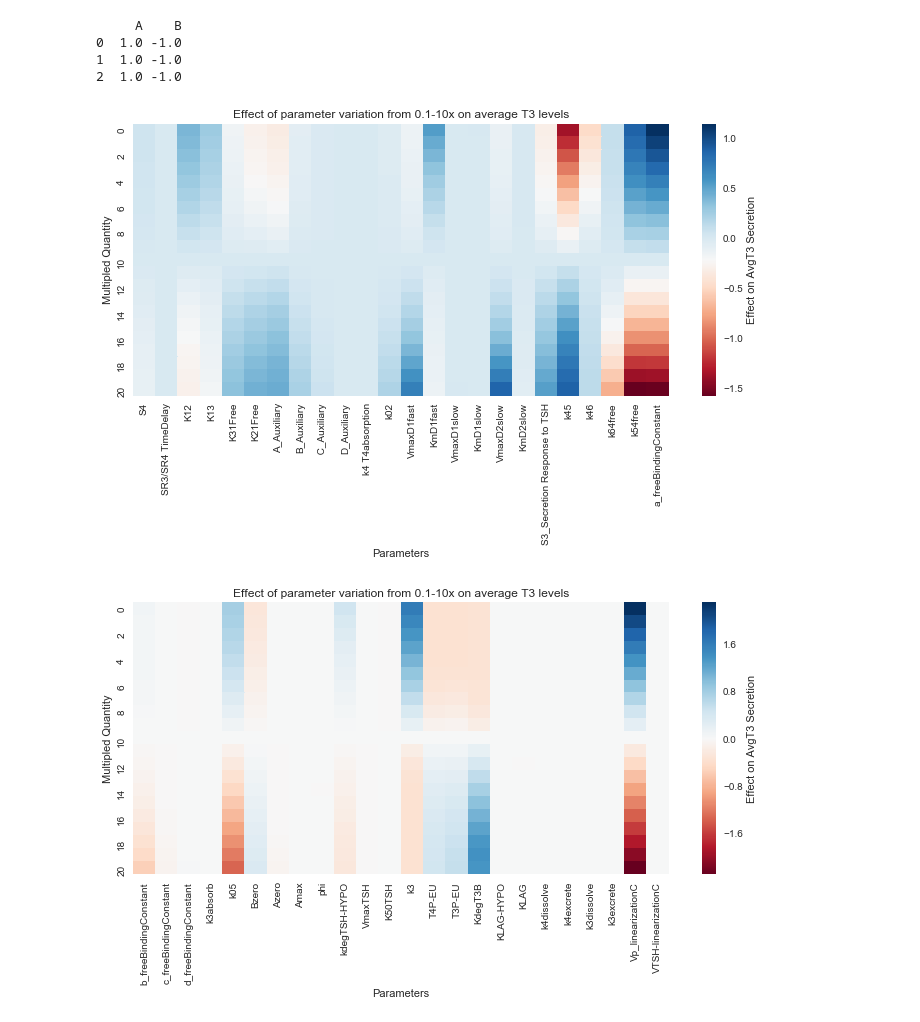
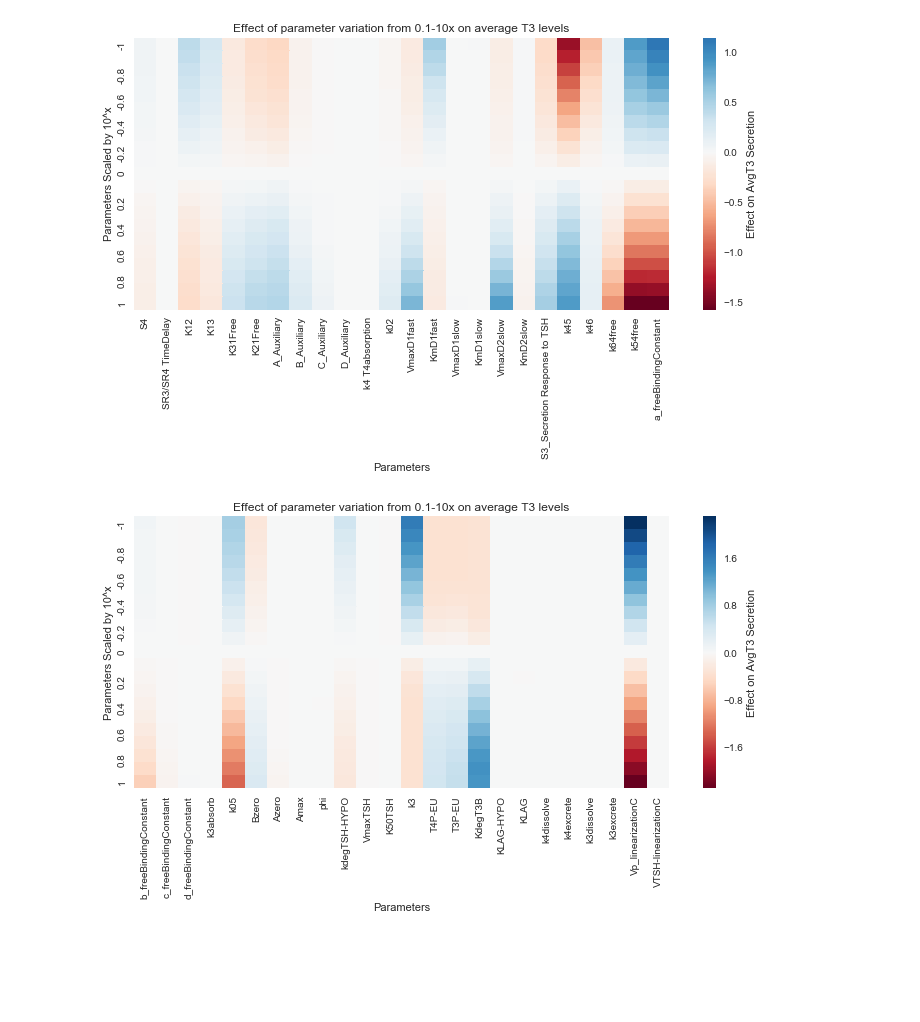
Before and after one commit to jeanniehuang7/Thyrosim-parameter-sensitivity, a Jupyter notebook: thyrosimwHeatmaps-1.ipynb, the cells around one changed output. Drawn from its saved outputs; the diff is of its cells as text; code cells hidden in the pictures; blank space fills up the shorter version.

```diff
--- a/thyrosimwHeatmaps-1.ipynb
+++ b/thyrosimwHeatmaps-1.ipynb
@@ -72,40 +72,34 @@ plt.close()
-# %%
-a = pd.DataFrame([[10, 0.1],] * 3, columns=['A', 'B'])
-#print(a)
-a = a.apply(np.log10)
-print(a)
-# %% [output]
-     A    B
-0  1.0 -1.0
-1  1.0 -1.0
-2  1.0 -1.0
 # %%
 #T3
 vp = sns.heatmap(data=df33[:,0 :24], center=0,cmap="RdBu",cbar_kws={'label':'Effect on AvgT3 Secretion'})
 
 vp.set_xticklabels(param_list[0:24])
 plt.title('Effect of parameter variation from 0.1-10x on average T3 levels')
 fig=plt.gcf()
 fig.set_size_inches(12,5)
-plt.ylabel("Multipled Quantity")
+plt.ylabel("Parameters Scaled by 10^x")
 plt.xlabel("Parameters")
+fig.savefig('T31-24.png')
 
+vp.set_yticklabels(step_axis)
 
 plt.show()
 
 vp1=sns.heatmap(data=df33[:,24 :49],center=0, cmap="RdBu",cbar_kws={'label':'Effect on AvgT3 Secretion'})
 vp1.set_xticklabels(param_list[24:48])
 fig1=plt.gcf()
 fig1.set_size_inches(12,5)
 plt.title('Effect of parameter variation from 0.1-10x on average T3 levels')
-plt.ylabel("Multipled Quantity")
+plt.ylabel("Parameters Scaled by 10^x")
 plt.xlabel("Parameters")
+vp1.set_yticklabels(step_axis)
+fig1.savefig('T324-48.png')
 
 
 plt.show()
 plt.close()
 # %% [output]
-[figure, old version]
+[figure, new version]
-[figure, old version]
+[figure, new version]
 # %%
 #TSH
```
Also changed, not shown: parts of 3 cells of this notebook.
